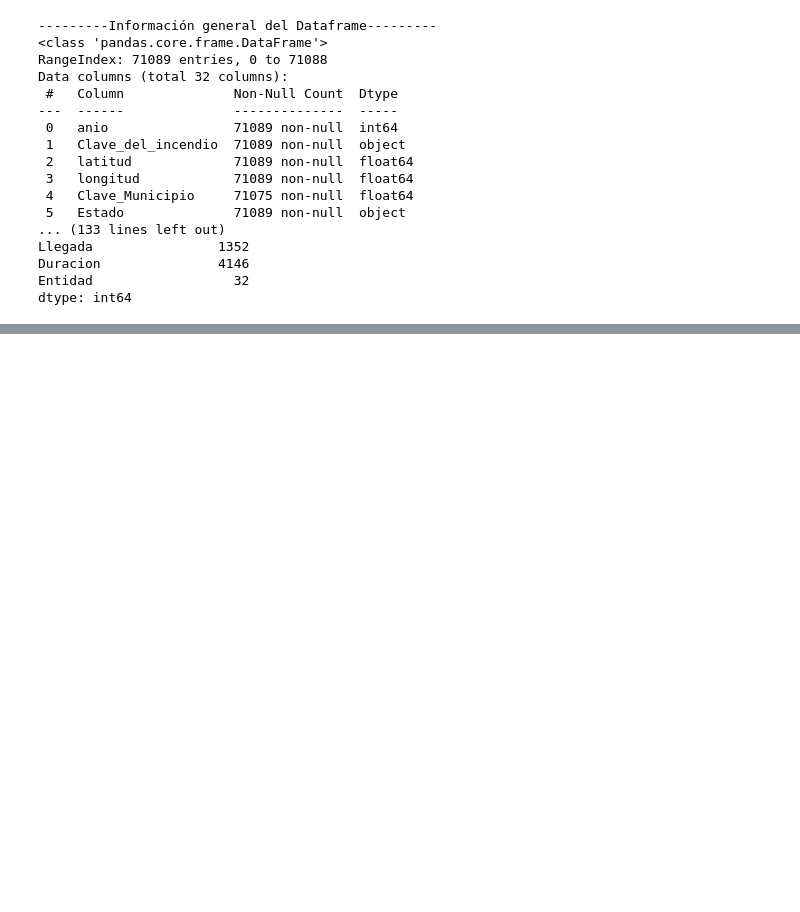
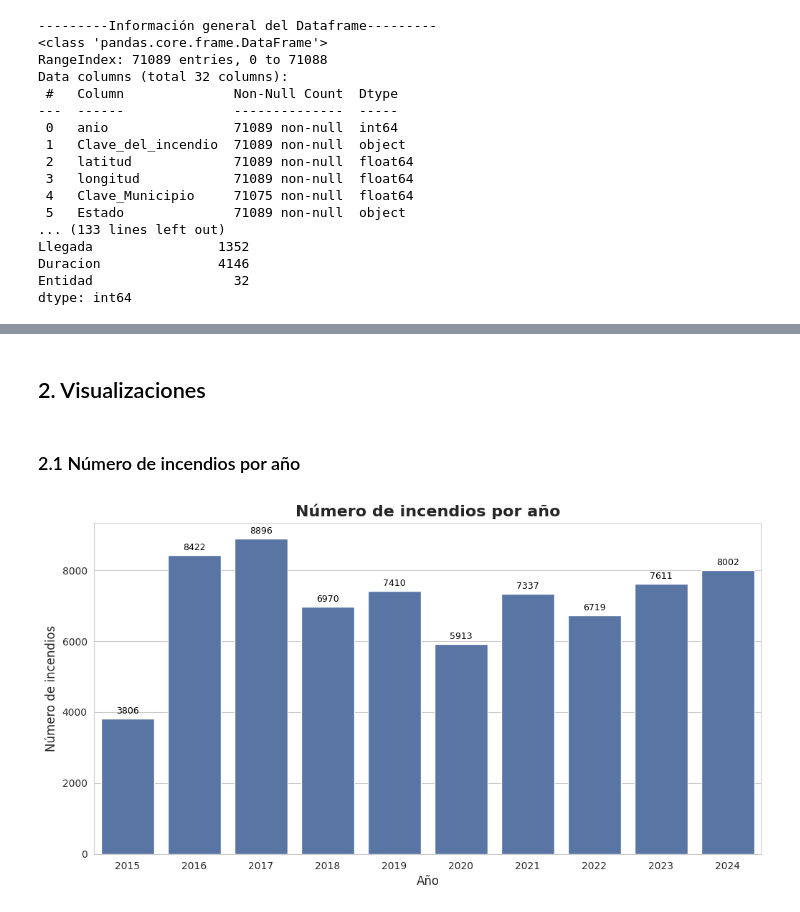
Before and after one commit to AndrsGzRo/incendios-forestales-mx, a Jupyter notebook: Incendios_Forestales_EDA.ipynb, the cells around one changed output, grey strips where cells are left out. Cells and saved outputs as stored; diff of their text form; code cells hidden in the pictures; blank space fills up the shorter version.

Commit message:
Correción en fechas, elaboración de gráficas de incendios por año, temporada y incendios por causa.

```diff
--- a/Incendios_Forestales_EDA.ipynb
+++ b/Incendios_Forestales_EDA.ipynb
@@ -108,5 +92,5 @@ mapa_duraciones = {
     '4 a 7 Días':5.5,
     'Mayor de 7 Días':10
 }
-df['Duracion_dias_num'] = df['Duracion_dias'].map(mapa_duraciones)
+df_clean['Duracion_dias_num'] = df_clean['Duracion_dias'].map(mapa_duraciones)
 # %% [markdown]
@@ -129,0 +113,11 @@ df['año_inicio']
+# %%
+def estacion(mes):
+    if mes in [12,1,2]:
+        return 'Invierno'
+    elif mes in [3,4,5]:
+        return 'Primavera'
+    elif mes in [6,7,8]:
+        return 'Verano'
+    elif mes in [9,10,11]:
+        return 'Otoño'
+df_clean['estacion'] = df_clean['mes_inicio'].apply(estacion)
@@ -129,0 +128,4 @@ df['año_inicio']
+# %%
+# Pasar todo a minúsculas y quitar espacios sobrantes
+df_clean['Causa'] = df_clean['Causa'].str.strip().str.lower()
+df_clean['Causa'].value_counts()
@@ -129,0 +152,7 @@ df['año_inicio']
+# %%
+# Juntando 0 y Ninguna/No Aplica
+df_clean['Causa'] = df_clean['Causa'].replace({
+    'ninguna / no aplica': 'no aplica',
+    '0':'no aplica'
+})
+df_clean['Causa'].value_counts()
@@ -129,0 +179,21 @@ df['año_inicio']
+# %% [markdown]
+## 2. Visualizaciones
+# %% [markdown]
+### 2.1 Número de incendios por año
+# %%
+sns.set_style('whitegrid')
+sns.set_palette('deep')
+plt.figure(figsize=(12,6))
+ax = sns.countplot(
+    x='anio',
+    data=df_clean,
+)
+for container in ax.containers:
+    ax.bar_label(container,padding=3,fontsize=9,color='black')
+
+plt.xlabel('Año',fontsize=12)
+plt.ylabel('Número de incendios',fontsize=12)
+plt.title('Número de incendios por año',fontsize=16,fontweight='bold')
+plt.show()
+# %% [output]
+[figure, added]
```
Also changed, not shown: parts of 16 cells of this notebook.
